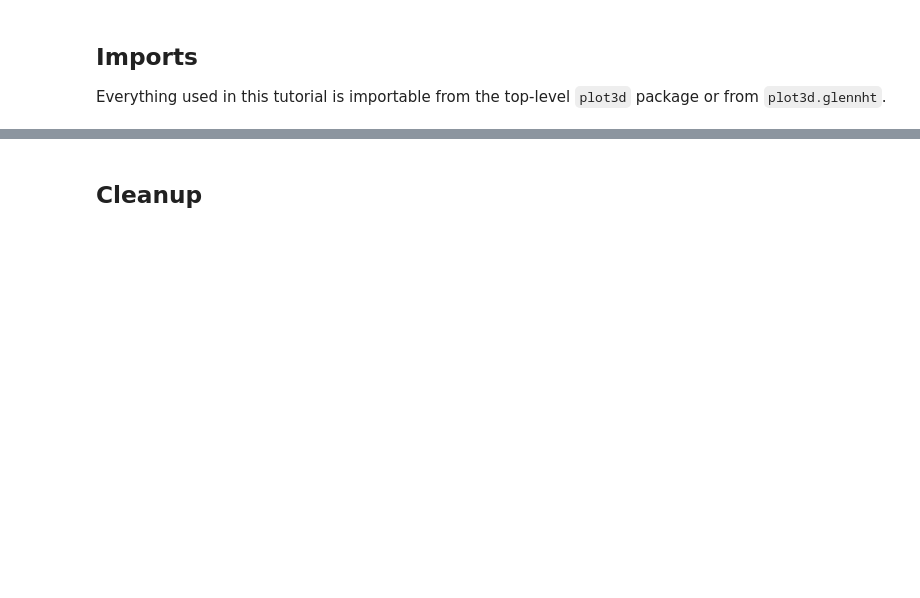
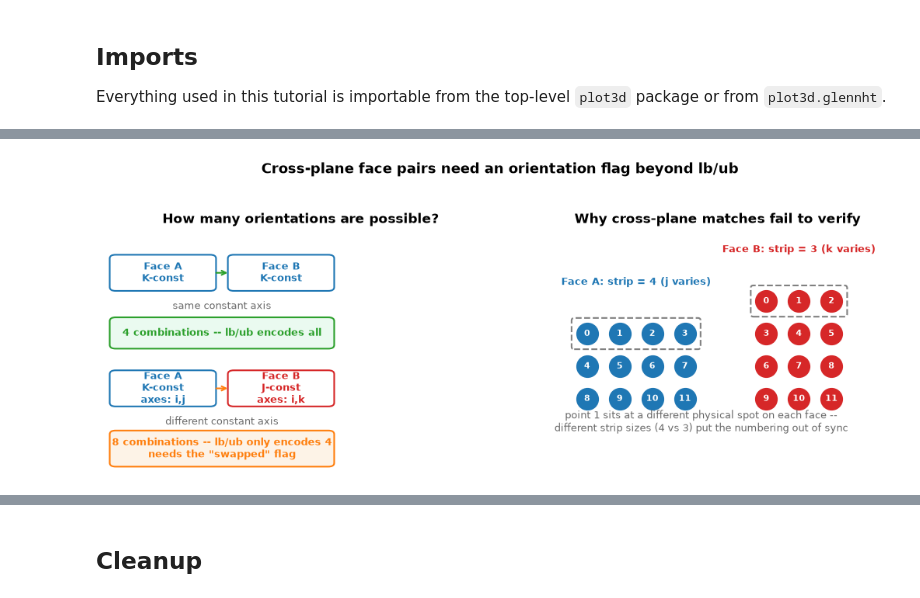
Before and after one commit to nasa/Plot3D_utilities, a Jupyter notebook: colab/Plot3D_Flatten.ipynb, the cells around one changed output, grey strips where cells are left out. Drawn from its saved outputs; the diff is of its cells as text; code cells hidden in the pictures; blank space fills up the shorter version.

```diff
--- a/colab/Plot3D_Flatten.ipynb
+++ b/colab/Plot3D_Flatten.ipynb
@@ -236,3 +202,97 @@ in real meshes.
+# %%
+import matplotlib.pyplot as plt
+import matplotlib.patches as mpatches
+
+FACE_A, FACE_B, MATCH, NEED_SWAP = 'tab:blue', 'tab:red', 'tab:green', 'tab:orange'
+
+fig, axes = plt.subplots(1, 2, figsize=(11, 4.2))
+
+# --- Panel A: same axis (4 combos) vs cross-plane (8 combos) ---
+ax = axes[0]
+ax.axis('off')
+ax.set_xlim(0, 10)
+ax.set_ylim(0, 10)
+ax.set_title('How many orientations are possible?', fontsize=12, fontweight='bold')
+
+
+def box(x, y, w, h, text, color):
+    ax.add_patch(mpatches.FancyBboxPatch(
+        (x, y), w, h, boxstyle='round,pad=0.15',
+        linewidth=1.5, edgecolor=color, facecolor='none'))
+    ax.text(x + w / 2, y + h / 2, text, ha='center', va='center',
+            fontsize=9, color=color, fontweight='bold')
+
+
+box(0.3, 7.6, 2.4, 1.2, 'Face A\nK-const', FACE_A)
+box(3.3, 7.6, 2.4, 1.2, 'Face B\nK-const', FACE_A)
+ax.annotate('', xy=(3.2, 8.2), xytext=(2.8, 8.2),
+            arrowprops=dict(arrowstyle='->', color=MATCH, lw=1.5))
+ax.text(3.0, 6.7, 'same constant axis', ha='center', fontsize=9, color='dimgray')
+ax.add_patch(mpatches.FancyBboxPatch(
+    (0.3, 5.2), 5.4, 1.0, boxstyle='round,pad=0.15',
+    linewidth=1.5, edgecolor=MATCH, facecolor='#eafaf0'))
+ax.text(3.0, 5.7, '4 combinations -- lb/ub encodes all',
+        ha='center', va='center', fontsize=9, color=MATCH, fontweight='bold')
+
+box(0.3, 2.8, 2.4, 1.2, 'Face A\nK-const\naxes: i,j', FACE_A)
+box(3.3, 2.8, 2.4, 1.2, 'Face B\nJ-const\naxes: i,k', FACE_B)
+ax.annotate('', xy=(3.2, 3.4), xytext=(2.8, 3.4),
+            arrowprops=dict(arrowstyle='->', color=NEED_SWAP, lw=1.5))
+ax.text(3.0, 1.9, 'different constant axis', ha='center', fontsize=9, color='dimgray')
+ax.add_patch(mpatches.FancyBboxPatch(
+    (0.3, 0.3), 5.4, 1.2, boxstyle='round,pad=0.15',
+    linewidth=1.5, edgecolor=NEED_SWAP, facecolor='#fdf3e7'))
+ax.text(3.0, 0.9,
+        '8 combinations -- lb/ub only encodes 4\nneeds the "swapped" flag',
+        ha='center', va='center', fontsize=9, color=NEED_SWAP, fontweight='bold')
+
+# --- Panel B: strip-size mismatch ---
+ax = axes[1]
+ax.set_title('Why cross-plane matches fail to verify', fontsize=12, fontweight='bold')
+
+
+def draw_grid(ax, ni, nj, color, x_off):
+    n = 0
+    for i in range(ni):
+        for j in range(nj):
+            x, y = x_off + j, ni - 1 - i
+            ax.plot(x, y, 'o', color=color, markersize=20, zorder=3)
+            ax.text(x, y, str(n), color='white', fontsize=8, ha='center',
+                    va='center', fontweight='bold', zorder=4)
+            n += 1
+    rect = mpatches.FancyBboxPatch(
+        (x_off - 0.4, ni - 1 - 0.4), nj - 0.2, 0.8,
+        boxstyle='round,pad=0.08', linewidth=1.5,
+        edgecolor='gray', facecolor='none', linestyle='--')
+    ax.add_patch(rect)
+
+
+ax.axis('off')
+ni_a, nj_a = 3, 4  # Face A: strip of 4 (j varies)
+ni_b, nk_b = 4, 3  # Face B: strip of 3 (k varies)
+draw_grid(ax, ni_a, nj_a, FACE_A, x_off=0)
+draw_grid(ax, ni_b, nk_b, FACE_B, x_off=nj_a + 1.5)
+
+ax.text(nj_a / 2 - 0.5, ni_a + 0.5, 'Face A: strip = 4 (j varies)',
+        ha='center', fontsize=9, color=FACE_A, fontweight='bold')
+ax.text(nj_a + 1.5 + nk_b / 2 - 0.5, max(ni_a, ni_b) + 0.5,
+        'Face B: strip = 3 (k varies)', ha='center', fontsize=9, color=FACE_B, fontweight='bold')
+
+ax.text((nj_a + 1.5 + nk_b) / 2 - 0.75, -1.0,
+        'point 1 sits at a different physical spot on each face --\n'
+        'different strip sizes (4 vs 3) put the numbering out of sync',
+        ha='center', fontsize=9, color='dimgray')
+
+ax.set_xlim(-1, nj_a + 1.5 + nk_b + 0.5)
+ax.set_ylim(-2.2, max(ni_a, ni_b) + 1.2)
+ax.set_aspect('equal')
+
+fig.suptitle('Cross-plane face pairs need an orientation flag beyond lb/ub',
+             fontsize=13, fontweight='bold')
+fig.tight_layout(rect=[0, 0, 1, 0.94])
+plt.show()
+# %% [output]
+[figure, added]
 # %% [markdown]
 ### Surface ids and the three tagging strategies
 
```
Also changed, not shown: parts of 62 cells of this notebook, 5 other files.
